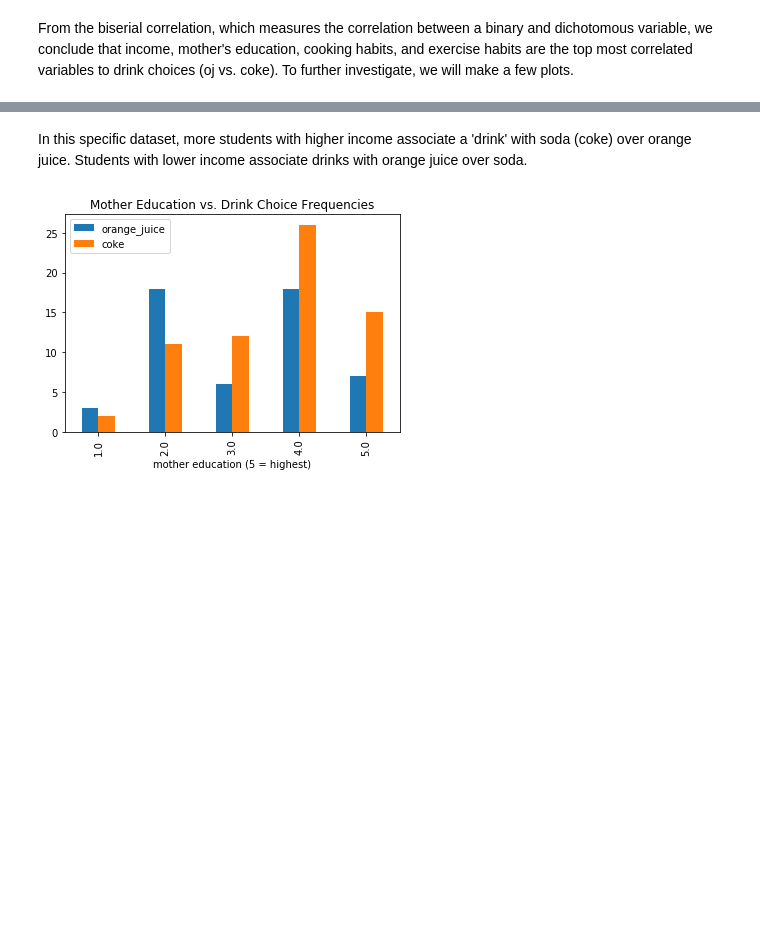
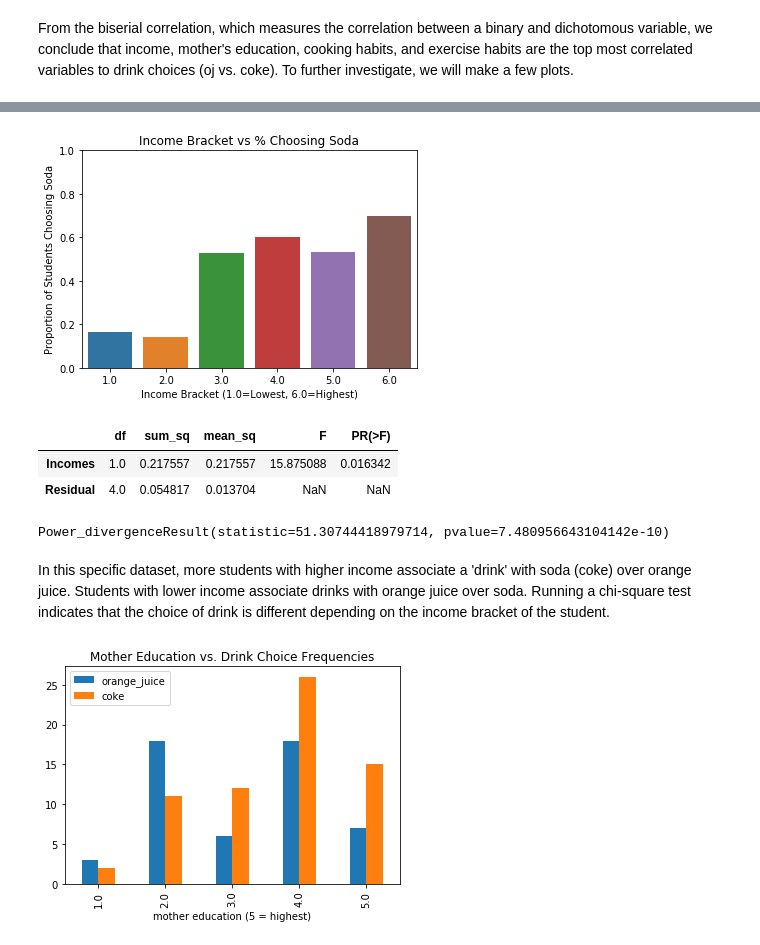
Before and after one commit to tiffanyhsu001/Stats131_FinalProject, a Jupyter notebook: Exploratory_analysis.ipynb, the cells around one changed output, grey strips where cells are left out. Drawn from its saved outputs; the diff is of its cells as text; code cells hidden in the pictures; blank space fills up the shorter version.

```diff
--- a/Exploratory_analysis.ipynb
+++ b/Exploratory_analysis.ipynb
@@ -329,0 +385,9 @@ drink_groupby_plot('income', 'Income vs. Drink Choice Frequencies', 'income (5 =
+# %%
+#Initialize cleaned dataframe again.
+df2 = food[['GPA', 'Gender' , 'calories_chicken', 'turkey_calories', 'income', 'employment', 'father_education', 'mother_education', 'grade_level', 'eating_out', 'on_off_campus', 'weight', 'cook','cuisine', 'exercise', 'drink','breakfast', 'parents_cook', 'nutritional_check']]
+df2['calories_chicken_prop'] = df2['calories_chicken']/720
+df2['calories_turkey_prop'] = df2['turkey_calories']/690
+df2['GPA'] = df2['GPA'].str[:3]
+df2['GPA'].replace(['Per','Unk'], None, inplace=True)
+df2['GPA'].value_counts()
+df2['GPA'] = df2['GPA'].astype(float)
@@ -330,3 +399,28 @@ drink_groupby_plot('income', 'Income vs. Drink Choice Frequencies', 'income (5 =
+# %%
+#Extract proportions for choice soda from the respective income brackets and plot.
+Proportions = [h.get_height() for h in sns.barplot(x='income', y='drink', data=df2, estimator=lambda x: sum(x==2)/len(x),ci = None).patches]
+plt.title("Income Bracket vs % Choosing Soda")
+plt.xlabel("Income Bracket (1.0=Lowest, 6.0=Highest)")
+plt.ylabel("Proportion of Students Choosing Soda")
+plt.ylim(0.0,1.0)
+plt.show()
+# %% [output]
+[figure, added]
+# %%
+Incomes = [1,2,3,4,5,6]
+d = {'Incomes': Incomes, 'Proportions': Proportions}
+df3 = pd.DataFrame(data=d)
+results = ols('Proportions ~ Incomes',data = df3).fit()
+sm.stats.anova_lm(results)
+# %% [output]
+|  | df | sum_sq | mean_sq | F | PR(>F) |
+| Incomes | 1.0 | 0.217557 | 0.217557 | 15.875088 | 0.016342 |
+| Residual | 4.0 | 0.054817 | 0.013704 | NaN | NaN |
+# %%
+d = df2.groupby(['income','drink']).count().unstack()['GPA']
+print(stats.chisquare(d[1],d[2]))
+# %% [output]
+Power_divergenceResult(statistic=51.30744418979714, pvalue=7.480956643104142e-10)
 # %% [markdown]
-In this specific dataset, more students with higher income associate a 'drink' with soda (coke) over orange juice. Students with lower income associate drinks with orange juice over soda.
+In this specific dataset, more students with higher income associate a 'drink' with soda (coke) over orange juice. Students with lower income associate drinks with orange juice over soda. Running a chi-square test indicates that the choice of drink is different depending on the income bracket of the student.
 # %%
```
Also changed, not shown: parts of 34 cells of this notebook.
